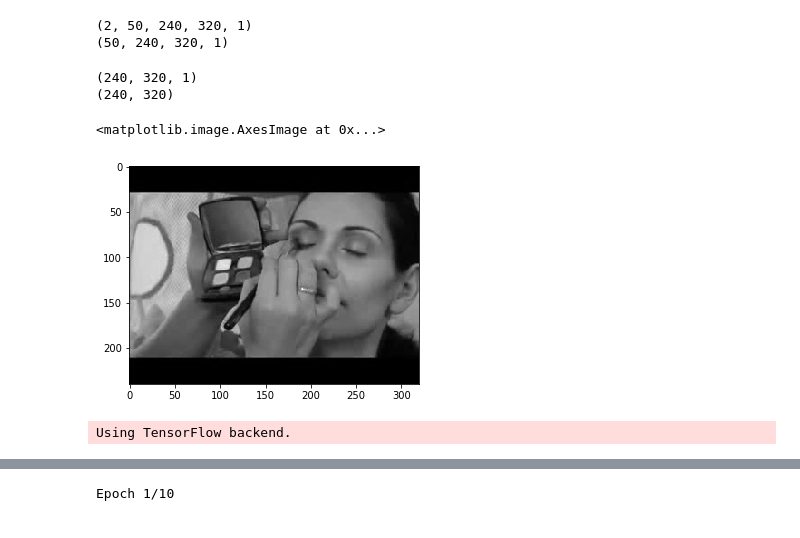
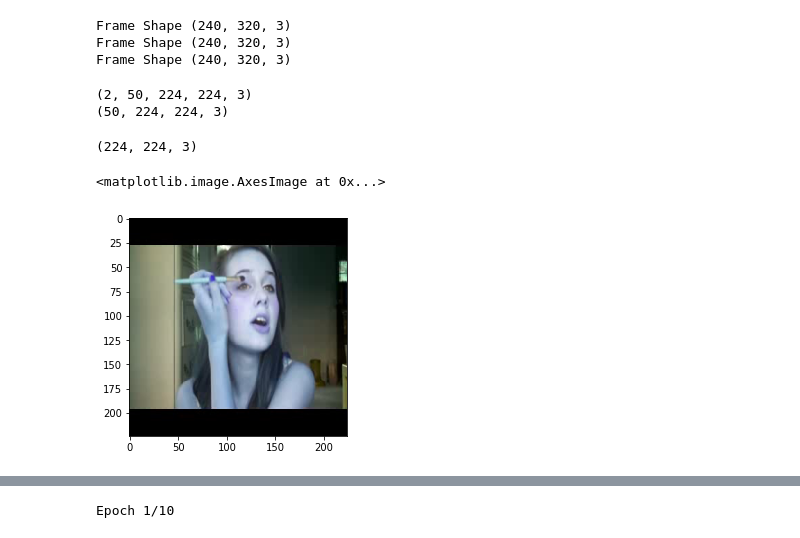
Before and after one commit to uniquetrij/action-detection, a Jupyter notebook: test.ipynb, the cells around one changed output, grey strips where cells are left out. Cells and saved outputs as stored; diff of their text form; code cells hidden in the pictures.

```diff
--- a/test.ipynb
+++ b/test.ipynb
@@ -7,10 +7,14 @@ from matplotlib import pyplot as plt
 
 data_loader = DataLoader("video_label.pkl", "label_encoding.pkl")
 train_set, val_set, test_set = data_loader.generate_split([0.7,0.2,0.1])
-# print(train_set.get_X())
-# print(train_set.get_Y())
+# train_set.preprocess()
+train_set.preprocess(frame_count=50, resize_width=224, resize_height=224)
 
-generator = train_set.get_batch_generator(2, 50)
+generator = train_set.get_batch_generator(2)
+# %% [output]
+Frame Shape (240, 320, 3)
+Frame Shape (240, 320, 3)
+Frame Shape (240, 320, 3)
 # %%
 example = next(generator)
 # example = generator
@@ -19,58 +23,18 @@ example = next(generator)
 print(example[0].shape)
 print(example[0][0].shape)
 # %% [output]
-(2, 50, 240, 320, 1)
-(50, 240, 320, 1)
+(2, 50, 224, 224, 3)
+(50, 224, 224, 3)
 # %%
 import numpy as np
 print(example[0][0][0].shape)
-a = np.reshape(example[0][0][0], (240, 320))
-print(a.shape)
-plt.imshow(a, cmap='gray')
+# a = np.reshape(example[0][0][0], (224, 224))
+# print(a.shape)
+plt.imshow(example[0][0][0])
 # %% [output]
-(240, 320, 1)
-(240, 320)
+(224, 224, 3)
 <matplotlib.image.AxesImage at 0x...>
-[figure, old version]
+[figure, new version]
-# %%
-from keras.utils import np_utils, generic_utils
-from keras.layers.convolutional import Conv3D
-import tensorflow as tf
-from keras.models import Sequential
-from keras.layers import Flatten, Dense, Lambda, Cropping2D, Activation, Dropout
-from keras.layers.convolutional import Convolution3D
-from keras.layers.pooling import MaxPooling3D
-
-def build_model(class_count, frame_count, width, height):
-    model = Sequential()
-
-    model.add(Conv3D(1, kernel_size=(3, 7, 7), input_shape=(frame_count, height, width, 1), activation='relu'))
-    model.add(MaxPooling3D(pool_size=(3, 3, 3)))
-    model.add(Dropout(0.75))
-
-    # model.add(Conv3D(64, kernel_size=(3, 7, 7), activation='relu' ))
-    # model.add(Dropout(0.75))
-    #
-    # model.add(Conv3D(128, kernel_size=(1 ,7, 7), activation='relu' ))
-    # model.add(Dropout(0.5))
-    #
-    # model.add(Conv3D(256, kernel_size=(1, 7, 7), activation='relu' ))
-    # model.add(Dropout(0.5))
-
-    model.add(Flatten())
-
-    # model.add(Dense(128, init='normal', activation='relu'))
-    # model.add(Dropout(0.75))
-
-    model.add(Dense(class_count, init='normal'))
-    model.add(Activation('softmax'))
-    model.compile(loss='categorical_crossentropy', optimizer='adam')
-
-    model.summary()
-
-    return model;
-# %% [output]
-Using TensorFlow backend.
 # %%
 frame_count = 50
 batch_size = 10
```
Also changed, not shown: parts of 1 cell of this notebook, 2 other files.
